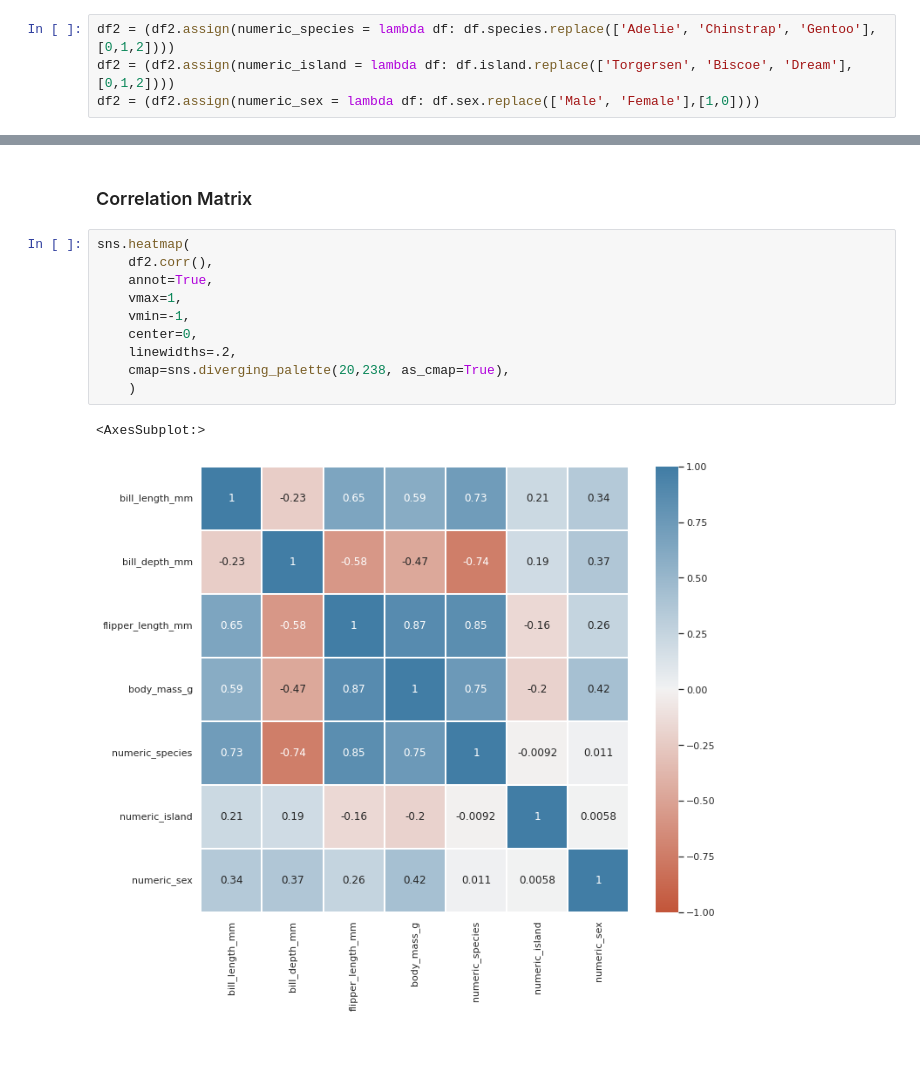
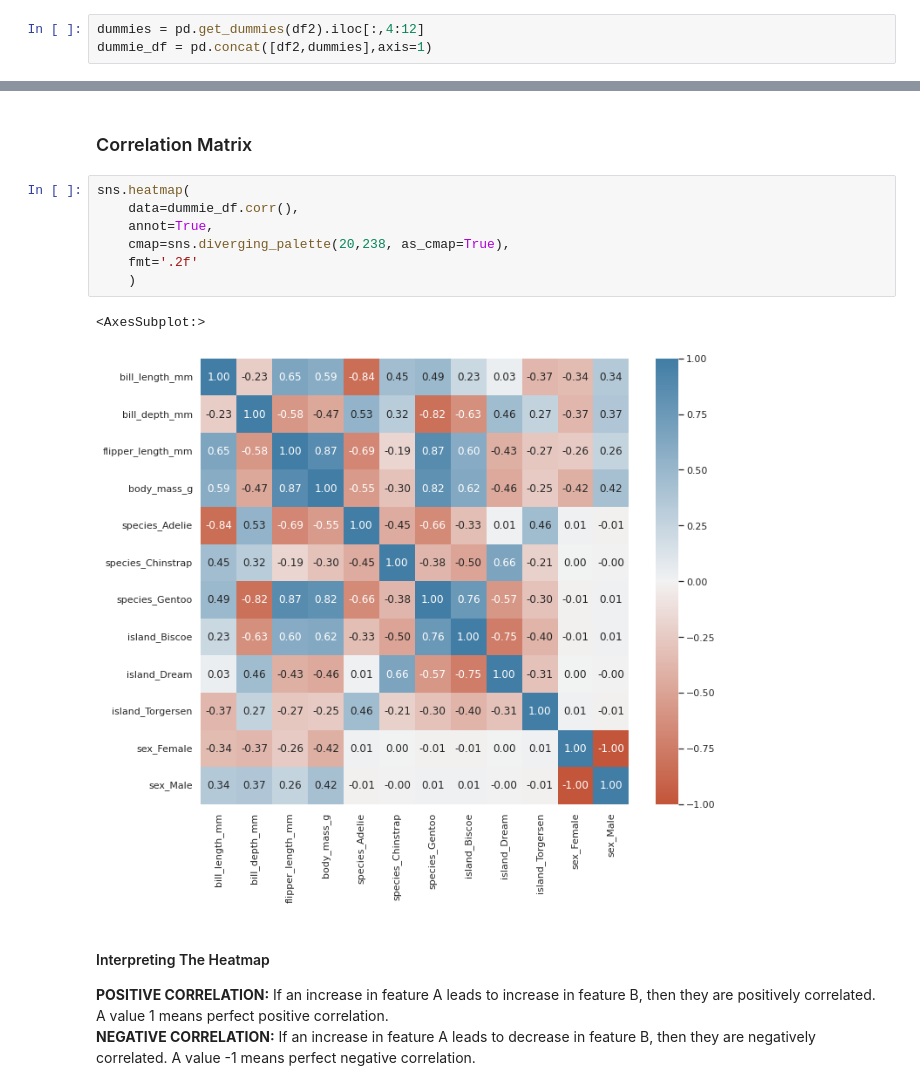
Before and after one commit to mazzaroli/EDA, a Jupyter notebook: personal-project/notebook.ipynb, the cells around one changed output, grey strips where cells are left out. Drawn from its saved outputs; the diff is of its cells as text; blank space fills up the shorter version.

```diff
--- a/personal-project/notebook.ipynb
+++ b/personal-project/notebook.ipynb
@@ -605,7 +599,6 @@ When analyzing the characteristics of the penguins by species or island, they te
 ## Correlation between variables
 # %% [markdown]
 ### Converting String Values to Numeric Values for analysis of correlation
-# %%
-df2 = (df2.assign(numeric_species = lambda df: df.species.replace(['Adelie', 'Chinstrap', 'Gentoo'],[0,1,2])))
-df2 = (df2.assign(numeric_island = lambda df: df.island.replace(['Torgersen', 'Biscoe', 'Dream'],[0,1,2])))
-df2 = (df2.assign(numeric_sex = lambda df: df.sex.replace(['Male', 'Female'],[1,0])))
+# %%
+dummies = pd.get_dummies(df2).iloc[:,4:12]
+dummie_df = pd.concat([df2,dummies],axis=1)
@@ -613,14 +622,16 @@ df2 = (df2.assign(numeric_sex = lambda df: df.sex.replace(['Male', 'Female'],[1,
 ### Correlation Matrix
 # %%
 sns.heatmap(
-    df2.corr(),
+    data=dummie_df.corr(),
     annot=True,
-    vmax=1,
-    vmin=-1,
-    center=0,
-    linewidths=.2,
     cmap=sns.diverging_palette(20,238, as_cmap=True),
+    fmt='.2f'
     )
 # %% [output]
 <AxesSubplot:>
-[figure, old version]
+[figure, new version]
+# %% [markdown]
+#### Interpreting The Heatmap
+
+**POSITIVE CORRELATION:** If an increase in feature A leads to increase in feature B, then they are positively correlated. A value 1 means perfect positive correlation.\
+**NEGATIVE CORRELATION:** If an increase in feature A leads to decrease in feature B, then they are negatively correlated. A value -1 means perfect negative correlation.
```
Also changed, not shown: parts of 34 cells of this notebook, 3 other files.
